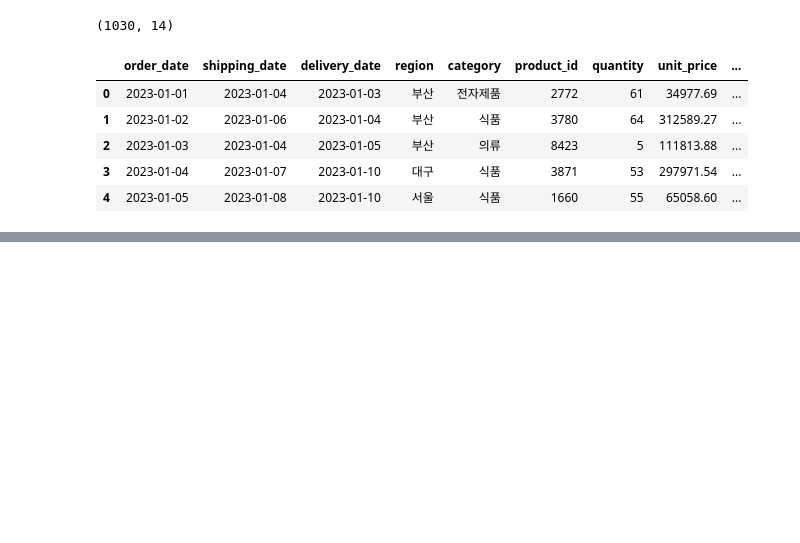
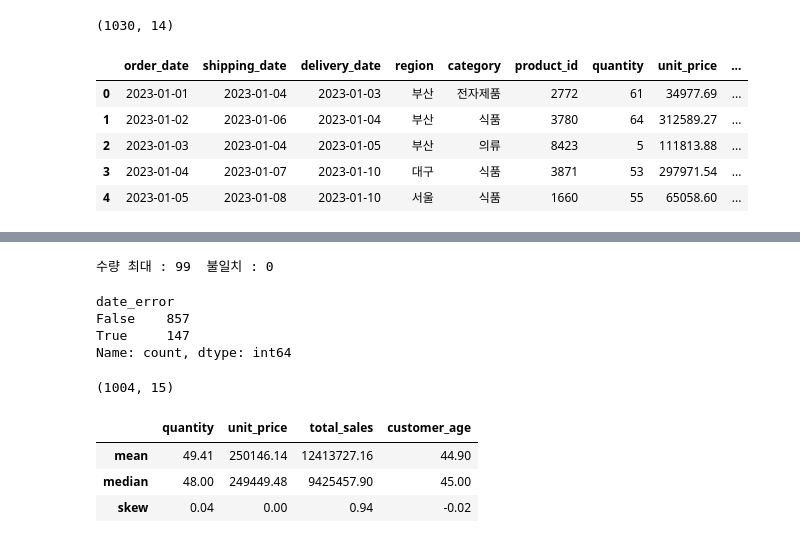
Before and after one commit to aphyrince/flask-practice1, a Jupyter notebook: data_analysis/sales.ipynb, the cells around one changed output, grey strips where cells are left out. Cells and saved outputs as stored; diff of their text form; code cells hidden in the pictures; blank space fills up the shorter version.

```diff
--- a/data_analysis/sales.ipynb
+++ b/data_analysis/sales.ipynb
@@ -16,0 +73,7 @@ df.head()
+# %%
+bad = by_rule
+calc = df["quantity"] * df["unit_price"]
+diff = (df["total_sales"] - calc).abs()
+print("22건 중 금액이 안 맞는 줄 :", (diff[bad] > 1).sum())
+ratio = df["total_sales"] / df["unit_price"]
+ratio[bad].round(2).head(6)
@@ -16,0 +89,27 @@ df.head()
+# %%
+df.loc[bad, "quantity"] = ratio[bad].round().astype(int)
+calc = df["quantity"] * df["unit_price"]
+diff = (df["total_sales"] - calc).abs()
+print("수량 최대 :", df["quantity"].max(), " 불일치 :", (diff > 1).sum())
+# %% [output]
+수량 최대 : 99  불일치 : 0
+# %%
+df["date_error"] = df["delivery_date"] < df["shipping_date"]
+df["date_error"].value_counts()
+# %% [output]
+date_error
+False    857
+True     147
+Name: count, dtype: int64
+# %%
+df.to_csv("sales_clean.csv", index=False)
+df.shape
+# %% [output]
+(1004, 15)
+# %%
+df[["quantity", "unit_price", "total_sales", "customer_age"]].agg(["mean", "median", "skew"]).round(2)
+# %% [output]
+|  | quantity | unit_price | total_sales | customer_age |
+| mean | 49.41 | 250146.14 | 12413727.16 | 44.90 |
+| median | 48.00 | 249449.48 | 9425457.90 | 45.00 |
+| skew | 0.04 | 0.00 | 0.94 | -0.02 |
```
Also changed, not shown: parts of 10 cells of this notebook, 1 other file.
